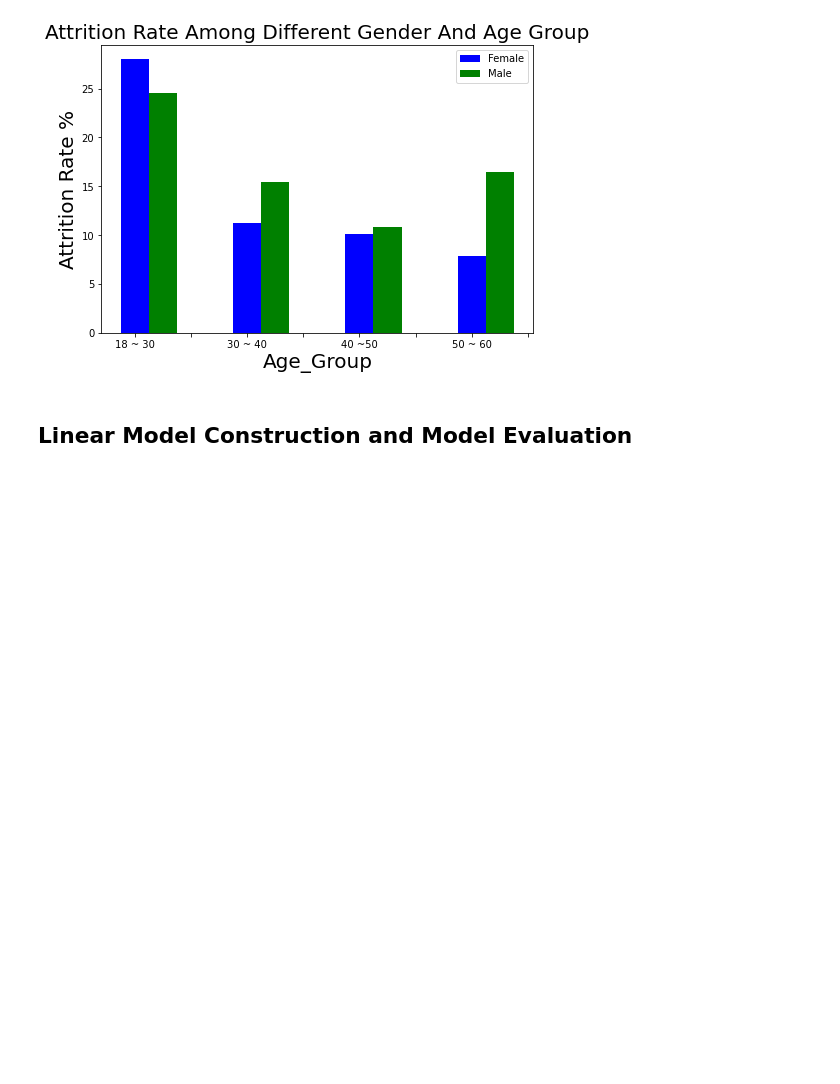
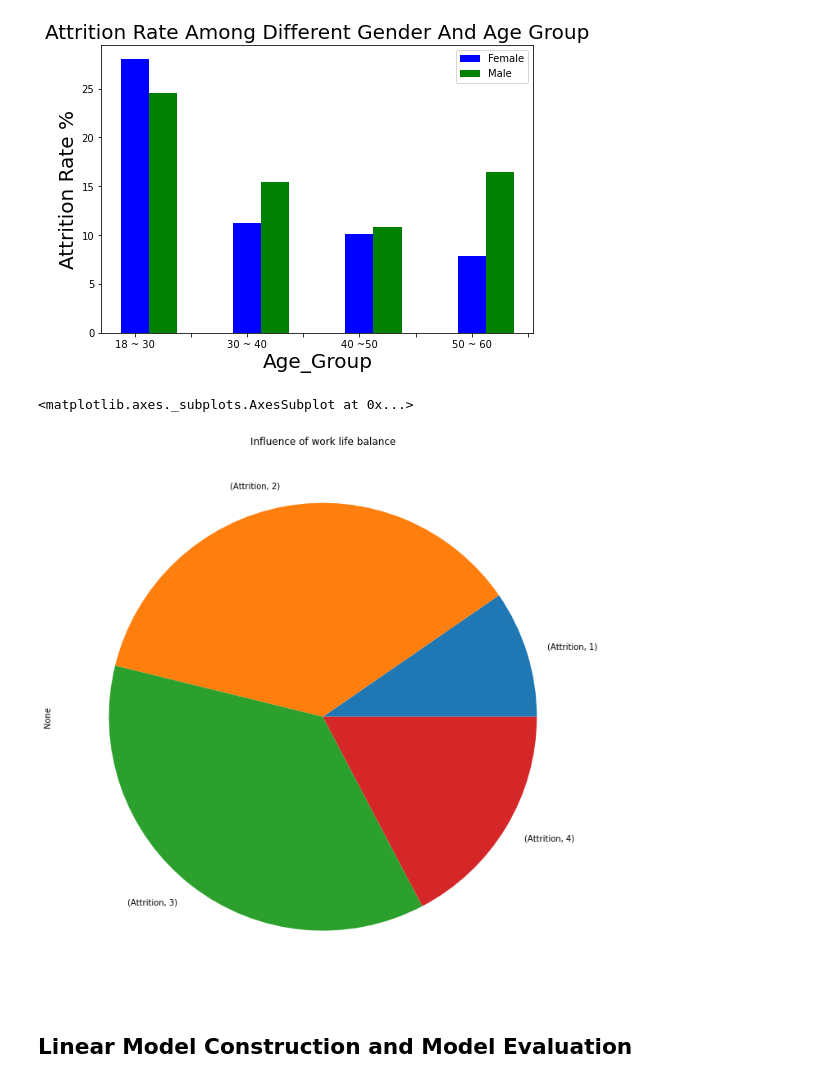
Before and after one commit to Xusong1998/Data-Analytics-Project, a Jupyter notebook: HR_Attrition_Data_Modeling.ipynb, the cells around one changed output. Saved outputs shown, nothing was run; the diff lists cells and outputs as text; code cells hidden in the pictures; blank space fills up the shorter version.

```diff
--- a/HR_Attrition_Data_Modeling.ipynb
+++ b/HR_Attrition_Data_Modeling.ipynb
@@ -107,6 +107,16 @@ plt.title('Attrition Rate Among Different Gender And Age Group', size = 20)
 # %% [output]
 Text(0.5, 1.0, 'Attrition Rate Among Different Gender And Age Group')
 [figure]
+# %%
+data = df_exp[df_exp['JobSatisfaction']==4]
+d = {'WorkLifeBalance' : data['WorkLifeBalance'],
+      'Attrition' : data['Attrition']}
+worklife_balance = pd.DataFrame(d)
+worklife_balance_groupby = worklife_balance.groupby(['WorkLifeBalance'])
+worklife_balance_groupby.sum().unstack().plot(kind='pie',title="Influence of work life balance",figsize=(12,12))
+# %% [output]
+<matplotlib.axes._subplots.AxesSubplot at 0x...>
+[figure, added]
 # %% [markdown]
 ## Linear Model Construction and Model Evaluation
 # %%
```
